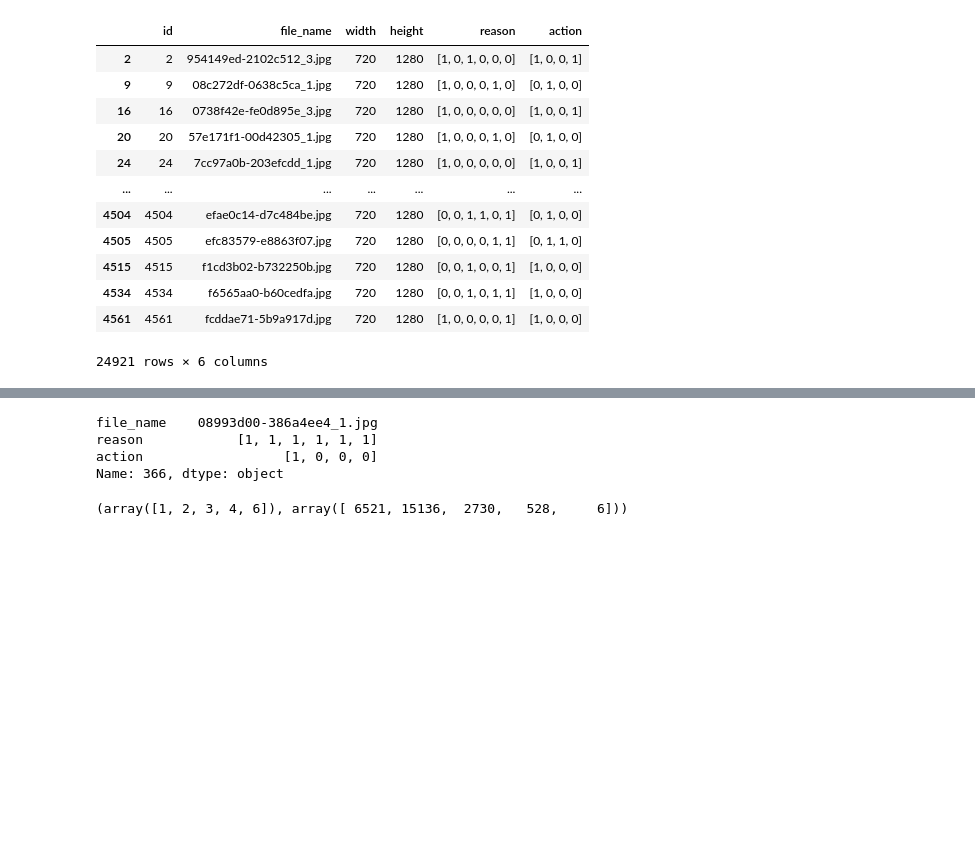
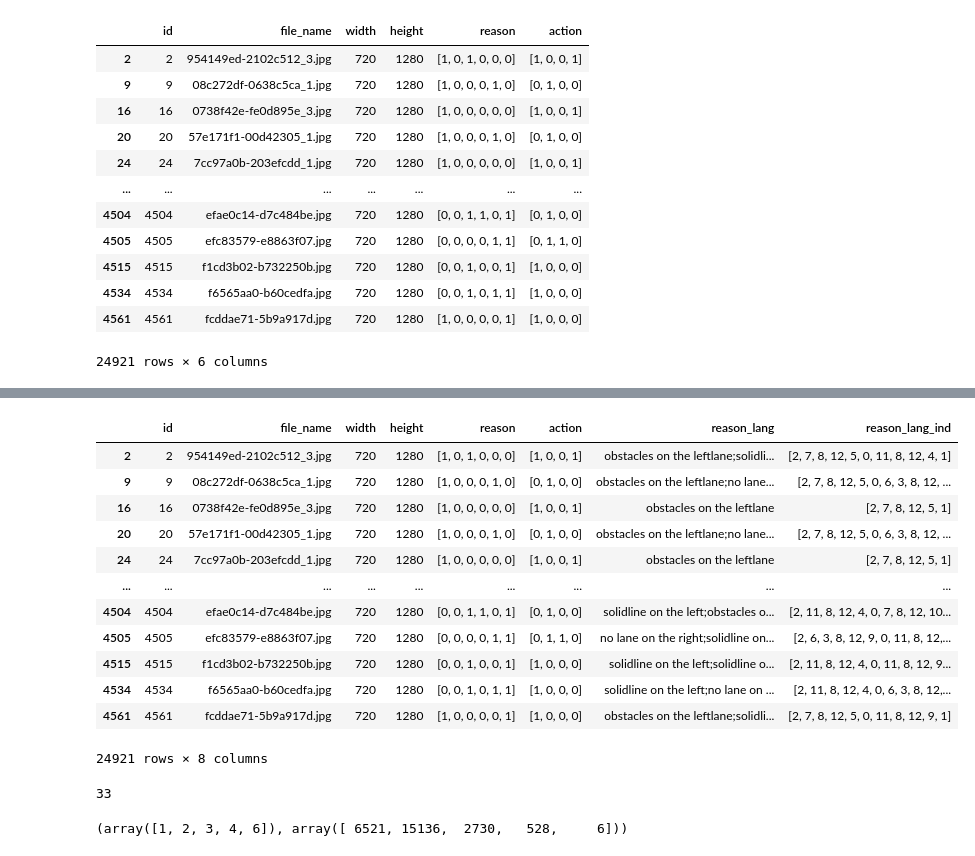
Before and after one commit to JiqianDong/BDD-100-CV, a Jupyter notebook: Data_cleaning.ipynb, the cells around one changed output, grey strips where cells are left out. Saved outputs shown, nothing was run; the diff lists cells and outputs as text; code cells hidden in the pictures; blank space fills up the shorter version.

```diff
--- a/Data_cleaning.ipynb
+++ b/Data_cleaning.ipynb
@@ -204,6 +203,6 @@ dict(zip(range(len(reason_list)),reason_list))
 import nltk
 # nltk.download('punkt')
 word_list = nltk.word_tokenize(';'.join(reason_list))
-unique_word_list = np.unique(word_list)
+unique_word_list = np.unique(word_list+['SOS','EOS'])
 word_to_ind = dict(zip(unique_word_list,np.arange(len(unique_word_list))))
 ind_to_word = dict(zip(np.arange(len(unique_word_list)),unique_word_list))
@@ -262,7 +289,30 @@ no_dataset
+# %%
+def f_reason_lang_ind(x):
+    count = 0
+    return_list = [word_to_ind['SOS']]
+    for i, r in enumerate(x):
+        if r==1:
+            if count > 0:
+                return_list.append(word_to_ind[';'])
+            return_list.extend(reason_ind_list[i])
+            count+=1
+    return_list.append(word_to_ind['EOS'])
+    return return_list
+
+no_dataset['reason_lang_ind'] = no_dataset['reason'].apply(f_reason_lang_ind)
 # %%
-no_dataset.iloc[59]
+no_dataset
 # %% [output]
+|  | id | file_name | width | height | reason | action | reason_lang | reason_lang_ind |
+| 2 | 2 | 954149ed-2102c512_3.jpg | 720 | 1280 | [1, 0, 1, 0, 0, 0] | [1, 0, 0, 1] | obstacles on the leftlane;solidli... | [2, 7, 8, 12, 5, 0, 11, 8, 12, 4, 1] |
+| 9 | 9 | 08c272df-0638c5ca_1.jpg | 720 | 1280 | [1, 0, 0, 0, 1, 0] | [0, 1, 0, 0] | obstacles on the leftlane;no lane... | [2, 7, 8, 12, 5, 0, 6, 3, 8, 12, ... |
+| 16 | 16 | 0738f42e-fe0d895e_3.jpg | 720 | 1280 | [1, 0, 0, 0, 0, 0] | [1, 0, 0, 1] | obstacles on the leftlane | [2, 7, 8, 12, 5, 1] |
+| 20 | 20 | 57e171f1-00d42305_1.jpg | 720 | 1280 | [1, 0, 0, 0, 1, 0] | [0, 1, 0, 0] | obstacles on the leftlane;no lane... | [2, 7, 8, 12, 5, 0, 6, 3, 8, 12, ... |
+| 24 | 24 | 7cc97a0b-203efcdd_1.jpg | 720 | 1280 | [1, 0, 0, 0, 0, 0] | [1, 0, 0, 1] | obstacles on the leftlane | [2, 7, 8, 12, 5, 1] |
+| ... | ... | ... | ... | ... | ... | ... | ... | ... |
+| 4504 | 4504 | efae0c14-d7c484be.jpg | 720 | 1280 | [0, 0, 1, 1, 0, 1] | [0, 1, 0, 0] | solidline on the left;obstacles o... | [2, 11, 8, 12, 4, 0, 7, 8, 12, 10... |
+| 4505 | 4505 | efc83579-e8863f07.jpg | 720 | 1280 | [0, 0, 0, 0, 1, 1] | [0, 1, 1, 0] | no lane on the right;solidline on... | [2, 6, 3, 8, 12, 9, 0, 11, 8, 12,... |
+| 4515 | 4515 | f1cd3b02-b732250b.jpg | 720 | 1280 | [0, 0, 1, 0, 0, 1] | [1, 0, 0, 0] | solidline on the left;solidline o... | [2, 11, 8, 12, 4, 0, 11, 8, 12, 9... |
+| 4534 | 4534 | f6565aa0-b60cedfa.jpg | 720 | 1280 | [0, 0, 1, 0, 1, 1] | [1, 0, 0, 0] | solidline on the left;no lane on ... | [2, 11, 8, 12, 4, 0, 6, 3, 8, 12,... |
+| 4561 | 4561 | fcddae71-5b9a917d.jpg | 720 | 1280 | [1, 0, 0, 0, 0, 1] | [1, 0, 0, 0] | obstacles on the leftlane;solidli... | [2, 7, 8, 12, 5, 0, 11, 8, 12, 9, 1] |
-file_name    08993d00-386a4ee4_1.jpg
-reason            [1, 1, 1, 1, 1, 1]
-action                  [1, 0, 0, 0]
-Name: 366, dtype: object
+24921 rows × 8 columns
@@ -269,3 +323,7 @@ Name: 366, dtype: object
+# %%
+len(no_dataset.iloc[59]['reason_lang_ind'])
+# %% [output]
+33
 # %%
 reason = np.array(list(no_dataset['reason']))
 # %%
```
Also changed, not shown: parts of 12 cells of this notebook, 2 other files.
